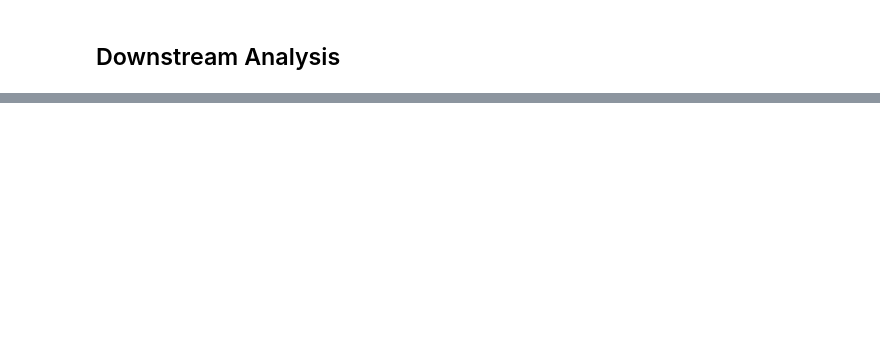
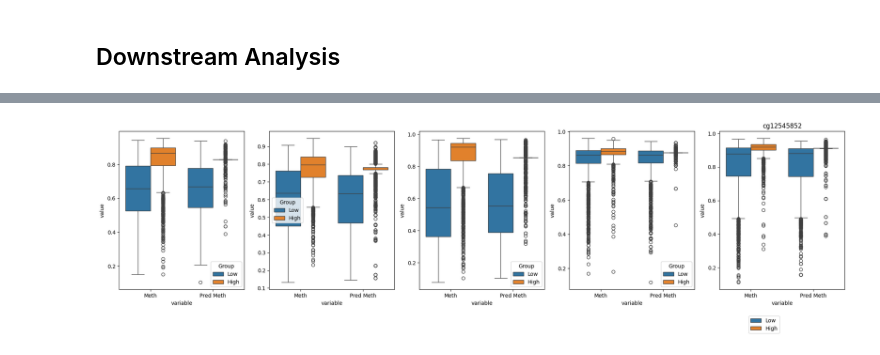
Before and after one commit to ansarahmadjaved/methpred, a Jupyter notebook: main.ipynb, the cells around one changed output, grey strips where cells are left out. Cells and saved outputs as stored; diff of their text form; code cells hidden in the pictures; blank space fills up the shorter version.

Commit message:
initial analysis for model selection

```diff
--- a/main.ipynb
+++ b/main.ipynb
@@ -41,0 +119,3 @@ Meth450Annotations[Meth450Annotations['transcriptIDs'] == 'ENST00000414296.2']
+# %%
+TrainTPM = (2 ** TrainTPM) - 0.001
+TestTPM = (2 ** TestTPM) - 0.001
@@ -41,0 +154,9 @@ Meth450Annotations[Meth450Annotations['transcriptIDs'] == 'ENST00000414296.2']
+# %%
+# Selecting highly variable Transcripts
+# TCGAvarTranscripts = TCGAtpm.var(axis=1)
+CpgsGeneDict = ProteinCodCpgsAnnotations[ProteinCodCpgsAnnotations['transcriptIDs'].isin(TCGAvarTranscripts.sort_values().tail(500).index)]['transcriptIDs'].to_dict()
+# %%
+Models = [RandomForestRegressor(random_state=42, n_estimators=2, n_jobs=-1)]
+#, ElasticNet(alpha=0.0001, l1_ratio=0.001), RandomForestRegressor(random_state=42), HistGradientBoostingRegressor(random_state=42),
+# BaggingRegressor(estimator= Ridge(alpha=0.001,solver='auto',random_state=42),n_estimators=100,bootstrap=True,max_features=0.7,n_jobs=-1,verbose=False,random_state=123)]
+MethPredicted = PredictMethylation(Models, CpgsGeneDict, ProteinCodCpgsAnnotations)
@@ -41,0 +172,26 @@ Meth450Annotations[Meth450Annotations['transcriptIDs'] == 'ENST00000414296.2']
+# %%
+def plotCPG(SelectedCpg, model, axis):
+    SelectedTranscripts = ProteinCodCpgsAnnotations.loc[SelectedCpg]['transcriptIDs'].split(';')
+    QueryTranscript = pd.DataFrame()
+    QueryTranscript['Transcript'] = TestTPM.T.loc[SelectedTranscripts].values[0]
+    QueryTranscript.index = TestTPM.T.columns
+    QueryTranscript.loc[:,"Group"] = QueryTranscript['Transcript'].apply(lambda x: "High" if x < np.median(QueryTranscript.values) else "Low")
+    QueryTranscript.loc[:,"Meth"] =  TestMeth[SelectedCpg]
+    model.fit(TPMscaler.fit_transform(TrainTPM[SelectedTranscripts].fillna(0)), TrainMeth[SelectedCpg].fillna(0))
+    predictedMeth = model.predict(TPMscaler.transform(TestTPM[SelectedTranscripts].fillna(0)))
+    QueryTranscript.loc[:,"Pred Meth"] =  predictedMeth
+    sns.boxplot(pd.melt(QueryTranscript[['Group','Meth','Pred Meth']], id_vars='Group'), x='variable', y='value', hue='Group', ax=axis)
+    plt.tight_layout()
+    return QueryTranscript
+# %%
+model = RandomForestRegressor(random_state=42, n_estimators=2, n_jobs=-1)
+i = 0
+fig, axes = plt.subplots(1, 5, figsize=(20, 6))
+for cpgs in MethPredicted.sort_values(by='PearsonR').tail(5)['CPG']:
+    ax = plotCPG(cpgs, model, axes[i])
+    plt.title(f'{cpgs}')
+    i += 1
+plt.legend(bbox_to_anchor=(0.5,-0.15))
+plt.tight_layout()
+# %% [output]
+[figure, added]
```
Also changed, not shown: parts of 24 cells of this notebook, 1 other file.
